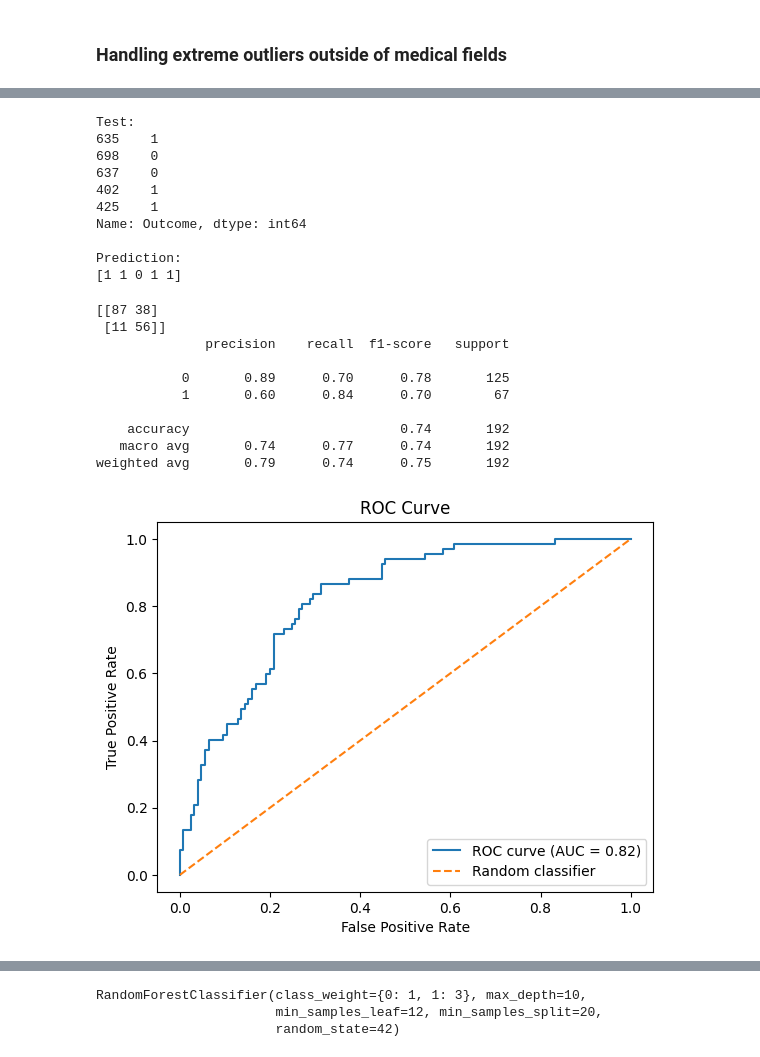
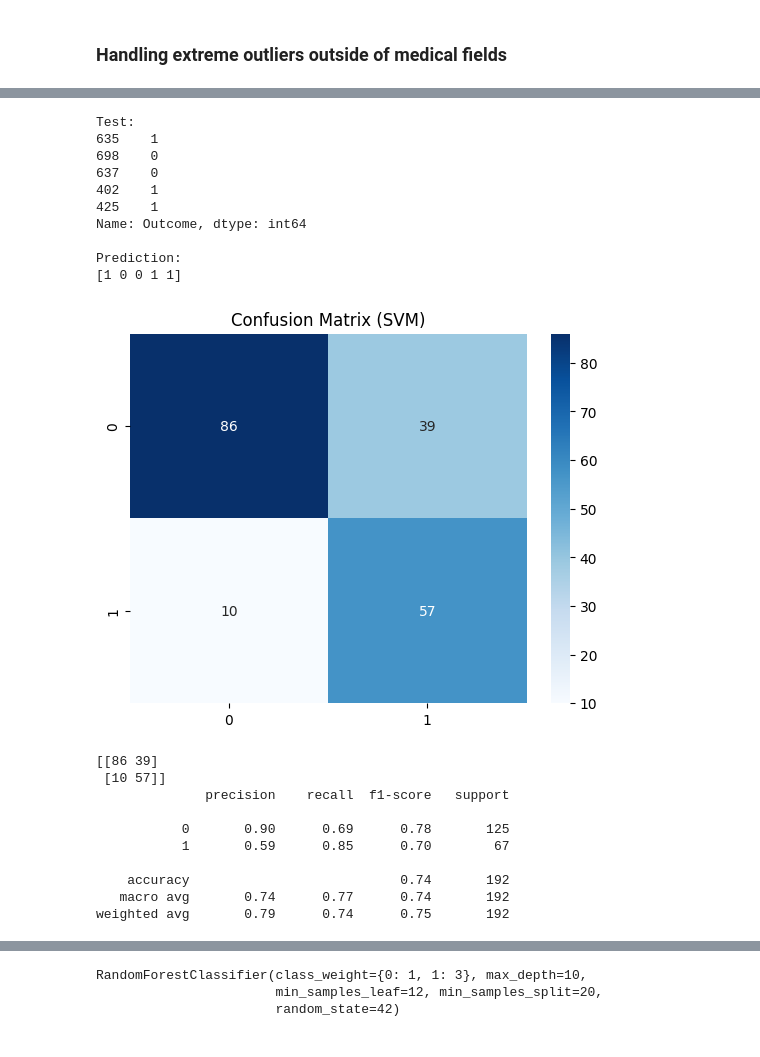
Before and after one commit to Bivid-npr/machine_learning_for_diabetes, a Jupyter notebook: ML_for_diabetes.ipynb, the cells around one changed output, grey strips where cells are left out. Cells and saved outputs as stored; diff of their text form; code cells hidden in the pictures.

```diff
--- a/ML_for_diabetes.ipynb
+++ b/ML_for_diabetes.ipynb
@@ -310,3 +347,8 @@ Poly CV: 0.7148714031066973
 # %%
-svm_model = SVC(kernel='linear',class_weight={0: 1, 1: 3}, C=1, random_state=42, probability=True)
-# model.fit(X_train,y_train)
+svm_model = SVC(kernel='rbf',class_weight={0: 1, 1: 3}, C=1, gamma='scale', random_state=42, probability=True)
+
+svm_pipe = Pipeline([
+        ('scaler', StandardScaler()),
+        ('svm', svm_model)
+    ])
+svm_pipe.fit(X_train, y_train)  # apply the pipeline on training data
@@ -313,6 +359,0 @@ svm_model = SVC(kernel='linear',class_weight={0: 1, 1: 3}, C=1, random_state=42,
-# %%
-X_train.columns = X_train.columns.astype(str)
-X_test.columns = X_test.columns.astype(str)
-
-pipe = make_pipeline(StandardScaler(), svm_model)
-pipe.fit(X_train, y_train)  # apply the pipeline on training data
@@ -330,7 +369,7 @@ pipe.score(X_test,y_test)
 # %%
-y_pred = pipe.predict(X_test)
+y_pred_svm = svm_pipe.predict(X_test)
 print(f"Test:\n{y_test[:5]}\n")
-print(f"Prediction:\n{y_pred[:5]}\n")
+print(f"Prediction:\n{y_pred_svm[:5]}\n")
 # %% [output]
 Test:
 635    1
@@ -341,18 +380,10 @@ Test:
 Name: Outcome, dtype: int64
 
 Prediction:
-[1 1 0 1 1]
+[1 0 0 1 1]
 # %%
-print(confusion_matrix(y_test, y_pred))
-print(classification_report(y_test, y_pred))
+sns.heatmap(confusion_matrix(y_test, y_pred_svm),annot=True,cmap="Blues")
+plt.title("Confusion Matrix (SVM)")
+plt.show()
 # %% [output]
-[[87 38]
- [11 56]]
-              precision    recall  f1-score   support
-
-           0       0.89      0.70      0.78       125
-           1       0.60      0.84      0.70        67
-
-    accuracy                           0.74       192
-   macro avg       0.74      0.77      0.74       192
-weighted avg       0.79      0.74      0.75       192
+[figure, added]
@@ -363,12 +390,13 @@ roc_auc = auc(fpr, tpr)
-# %%
-plt.figure()
-plt.plot(fpr, tpr, label=f'ROC curve (AUC = {roc_auc:.2f})')
-plt.plot([0, 1], [0, 1], linestyle='--', label='Random classifier')
-
-plt.xlabel('False Positive Rate')
-plt.ylabel('True Positive Rate')
-plt.title('ROC Curve')
-plt.legend(loc='lower right')
-plt.show()
-# %% [output]
-[figure, removed]
+# %%
+print(classification_report(y_test, y_pred_svm))
+# %% [output]
+[[86 39]
+ [10 57]]
+              precision    recall  f1-score   support
+
+           0       0.90      0.69      0.78       125
+           1       0.59      0.85      0.70        67
+
+    accuracy                           0.74       192
+   macro avg       0.74      0.77      0.74       192
+weighted avg       0.79      0.74      0.75       192
```
Also changed, not shown: parts of 74 cells of this notebook.
